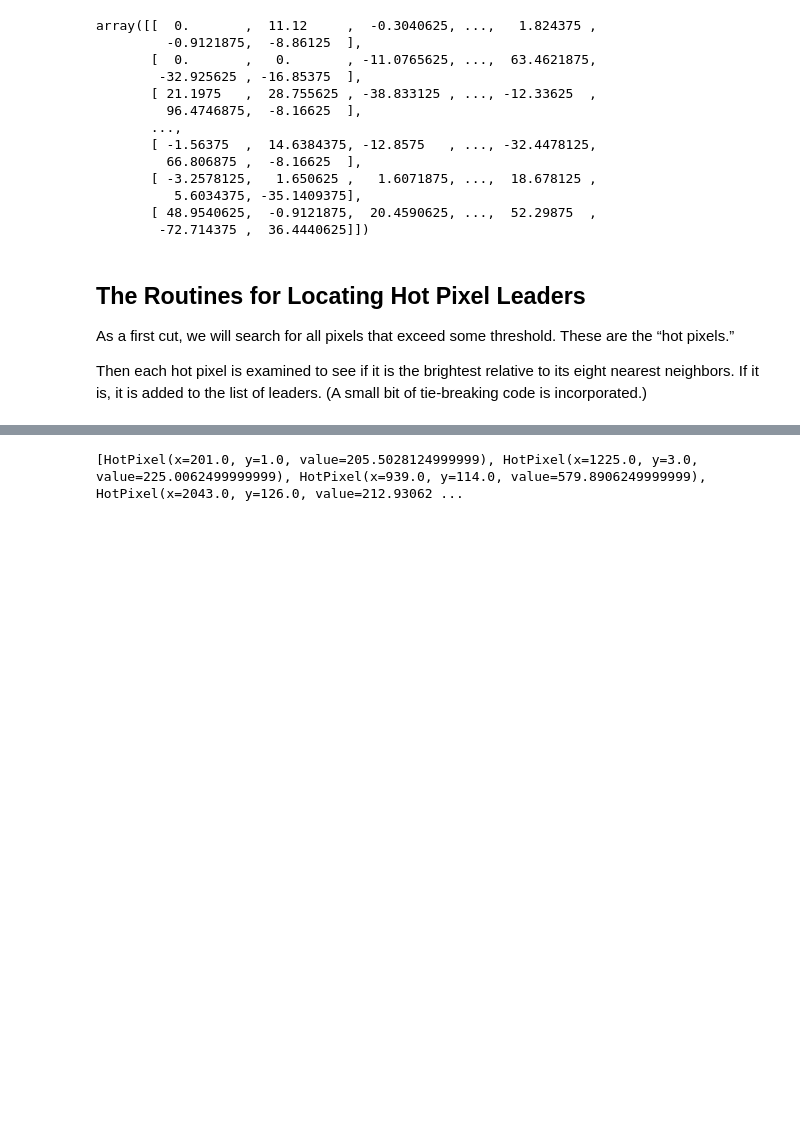
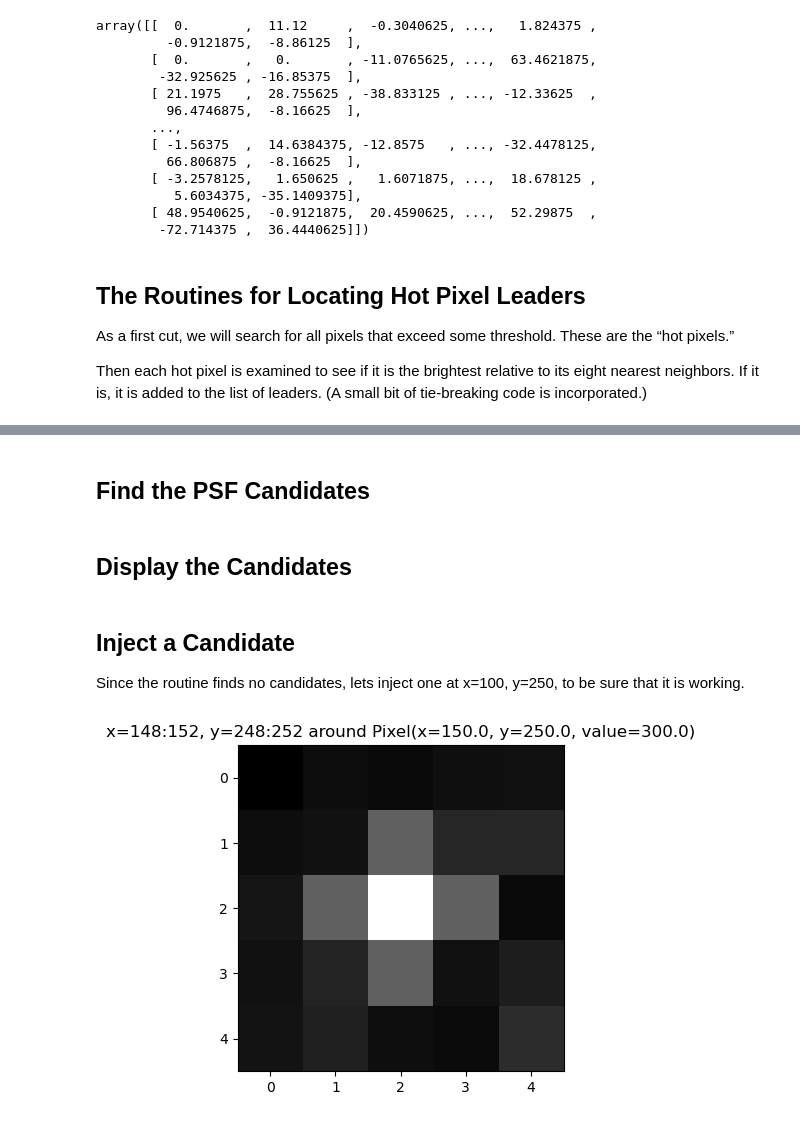
Before and after one commit to brianhill/uv-transients, a Jupyter notebook: analyses/30s_darks/30s_darks-find_psf_candidates.ipynb, the cells around one changed output, grey strips where cells are left out. Cells and saved outputs as stored; diff of their text form; code cells hidden in the pictures; blank space fills up the shorter version.

Commit message:
Implemented a quick and dirty discontinuity check.

```diff
--- a/analyses/30s_darks/30s_darks-find_psf_candidates.ipynb
+++ b/analyses/30s_darks/30s_darks-find_psf_candidates.ipynb
@@ -51,6 +64,10 @@ scale = scale_due_to_gain / scale_due_to_padding
 # threshold for flagging hot pixels
 
 threshold = 200
+
+# discontinuity limit
+
+ratio = 0.3
 
 # subdirectory for the 30-second darks (following SharpCap Pro capture directory conventions)
 dark_directory = os.path.join(
@@ -255,8 +255,2 @@ region around them is displayed.
 # %%
-# Find the leaders
-
-hot_pixel_leaders = find_hot_pixel_leaders(representative_dark_data, threshold=threshold)
-
-# print(len(hot_pixel_leaders))
-
-# hot_pixel_leaders
+hot_pixel_leaders = find_hot_pixel_leaders(representative_dark_data, threshold)
@@ -343,4 +277,6 @@ AttributeError: 'list' object has no attribute 'x'
+# %% [markdown]
+## Find the PSF Candidates
 # %%
-print(hot_pixel_leaders)
+candidates = find_psf_candidates(hot_pixel_leaders, representative_dark_data, ratio)
-# %% [output]
-[HotPixel(x=201.0, y=1.0, value=205.5028124999999), HotPixel(x=1225.0, y=3.0, value=225.0062499999999), HotPixel(x=939.0, y=114.0, value=579.8906249999999), HotPixel(x=2043.0, y=126.0, value=212.93062 ...
+# %% [markdown]
+## Display the Candidates
@@ -346,0 +332,24 @@ print(hot_pixel_leaders)
+# %% [markdown]
+## Inject a Candidate
+
+Since the routine finds no candidates, lets inject one at x=100, y=250, to be sure that it is working.
+# %%
+injection = [
+    (150, 250, 300), # the center
+    (149, 250, 100), # neighbors
+    (151, 250, 100),
+    (150, 249, 100),
+    (150, 251, 100)
+]
+
+for row in injection:
+    representative_dark_data[row[1], row[0]] = row[2]
+
+hot_pixel_leaders = find_hot_pixel_leaders(representative_dark_data, threshold)
+
+candidates = find_psf_candidates(hot_pixel_leaders, representative_dark_data, ratio)
+
+for candidate in candidates:
+    display_candidate(candidate, representative_dark_data)
+# %% [output]
+[figure, added]
```
Also changed, not shown: parts of 8 cells of this notebook, 3 other files.
